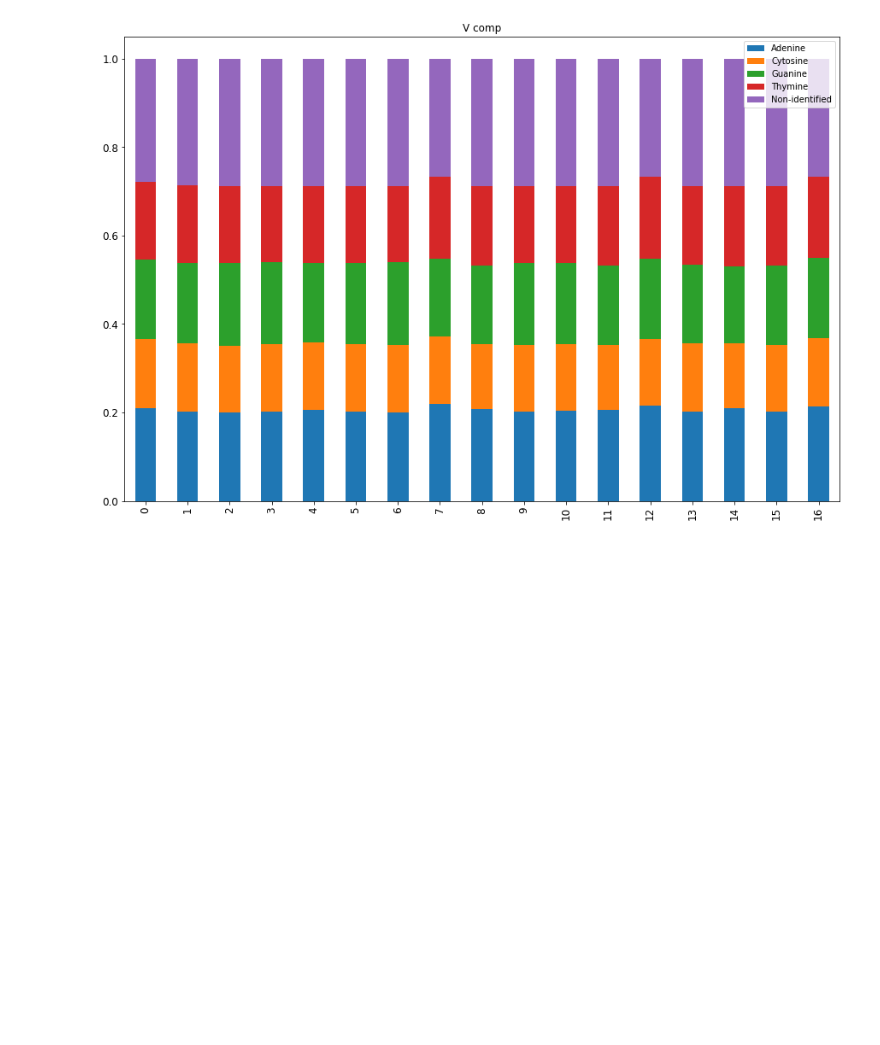
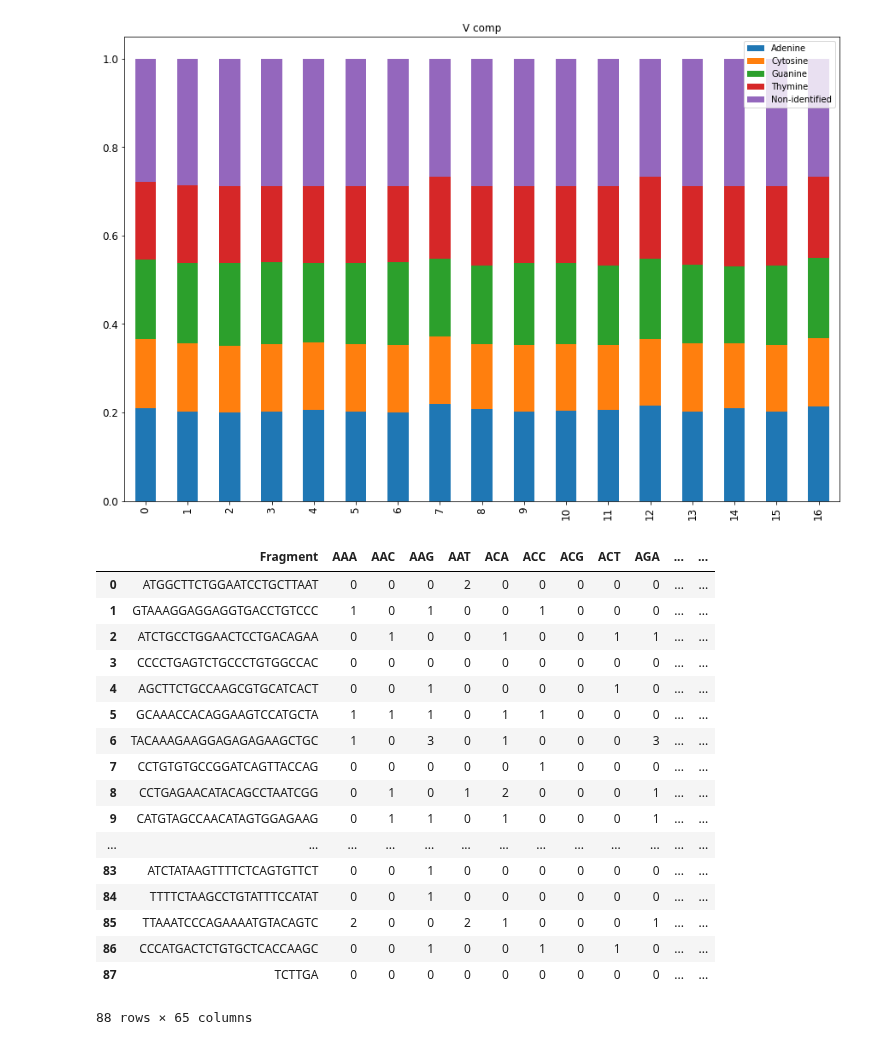
Before and after one commit to viniciusd-avila/phylogenetic-analysis, a Jupyter notebook: notebook.ipynb, the cells around one changed output. Drawn from its saved outputs; the diff is of its cells as text; code cells hidden in the pictures; blank space fills up the shorter version.

```diff
--- a/notebook.ipynb
+++ b/notebook.ipynb
@@ -30,3 +30,24 @@ df
 ax = df[['Adenine','Cytosine','Guanine','Thymine','Non-identified']].plot(kind='bar', title ="V comp", figsize=(15, 10), legend=True, stacked=True,fontsize=12)
 # %% [output]
 [figure]
+# %%
+bioinfo.gen_df2(df['Sequence'][1],3)
+# %% [output]
+|  | Fragment | AAA | AAC | AAG | AAT | ACA | ACC | ACG | ACT | AGA | ... | ... |
+| 0 | ATGGCTTCTGGAATCCTGCTTAAT | 0 | 0 | 0 | 2 | 0 | 0 | 0 | 0 | 0 | ... | ... |
+| 1 | GTAAAGGAGGAGGTGACCTGTCCC | 1 | 0 | 1 | 0 | 0 | 1 | 0 | 0 | 0 | ... | ... |
+| 2 | ATCTGCCTGGAACTCCTGACAGAA | 0 | 1 | 0 | 0 | 1 | 0 | 0 | 1 | 1 | ... | ... |
+| 3 | CCCCTGAGTCTGCCCTGTGGCCAC | 0 | 0 | 0 | 0 | 0 | 0 | 0 | 0 | 0 | ... | ... |
+| 4 | AGCTTCTGCCAAGCGTGCATCACT | 0 | 0 | 1 | 0 | 0 | 0 | 0 | 1 | 0 | ... | ... |
+| 5 | GCAAACCACAGGAAGTCCATGCTA | 1 | 1 | 1 | 0 | 1 | 1 | 0 | 0 | 0 | ... | ... |
+| 6 | TACAAAGAAGGAGAGAGAAGCTGC | 1 | 0 | 3 | 0 | 1 | 0 | 0 | 0 | 3 | ... | ... |
+| 7 | CCTGTGTGCCGGATCAGTTACCAG | 0 | 0 | 0 | 0 | 0 | 1 | 0 | 0 | 0 | ... | ... |
+| 8 | CCTGAGAACATACAGCCTAATCGG | 0 | 1 | 0 | 1 | 2 | 0 | 0 | 0 | 1 | ... | ... |
+| 9 | CATGTAGCCAACATAGTGGAGAAG | 0 | 1 | 1 | 0 | 1 | 0 | 0 | 0 | 1 | ... | ... |
+| ... | ... | ... | ... | ... | ... | ... | ... | ... | ... | ... | ... | ... |
+| 83 | ATCTATAAGTTTTCTCAGTGTTCT | 0 | 0 | 1 | 0 | 0 | 0 | 0 | 0 | 0 | ... | ... |
+| 84 | TTTTCTAAGCCTGTATTTCCATAT | 0 | 0 | 1 | 0 | 0 | 0 | 0 | 0 | 0 | ... | ... |
+| 85 | TTAAATCCCAGAAAATGTACAGTC | 2 | 0 | 0 | 2 | 1 | 0 | 0 | 0 | 1 | ... | ... |
+| 86 | CCCATGACTCTGTGCTCACCAAGC | 0 | 0 | 1 | 0 | 0 | 1 | 0 | 1 | 0 | ... | ... |
+| 87 | TCTTGA | 0 | 0 | 0 | 0 | 0 | 0 | 0 | 0 | 0 | ... | ... |
+88 rows × 65 columns
```
Also changed, not shown: parts of 6 cells of this notebook, 1 other file.
